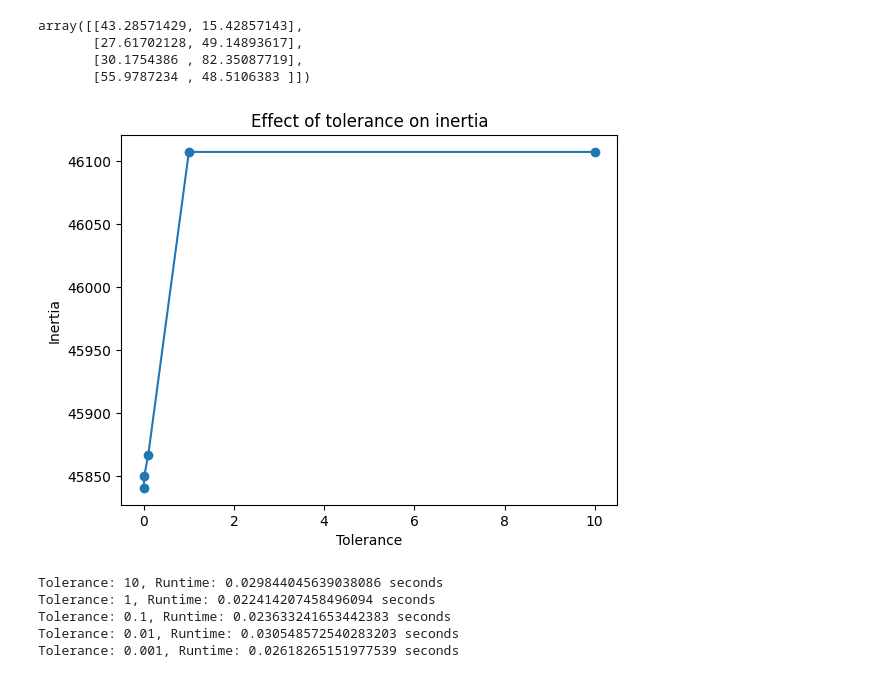
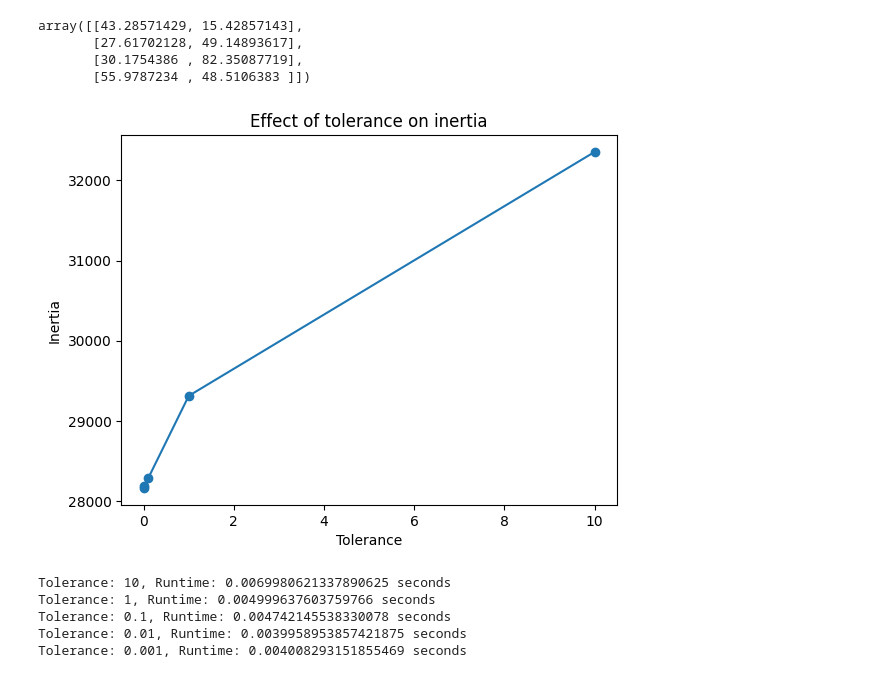
Before and after one commit to Gaires/Machine_Learning_Tehtava2, a Jupyter notebook: hannun_notebook.ipynb, the cells around one changed output. Saved outputs shown, nothing was run; the diff lists cells and outputs as text; code cells hidden in the pictures.

```diff
--- a/hannun_notebook.ipynb
+++ b/hannun_notebook.ipynb
@@ -119,7 +119,7 @@ array([[40, 20],
 init_centers = [   [40, 20]   ,   [20, 50]   ,   [40, 90]  , [80, 50]   ]
 init_centers = np.array(init_centers)
 
-kmean = KMeans(n_clusters = 4, random_state=None, max_iter=0, n_init = 1)
+kmean = KMeans(n_clusters = 4, random_state=None, max_iter=0, n_init = 1, tol = 0.1)
 
 
 for i in range(3):
@@ -152,26 +152,26 @@ array([[43.28571429, 15.42857143],
 # %%
 
 tolerances = [10, 1, 0.1, 0.01, 0.001]
 inertias = []
 
 for tol in tolerances:
-    kmeans = KMeans(n_clusters=3, init='k-means++', n_init=10, max_iter=300, tol=tol, random_state=0)
+    kmeans = KMeans(n_clusters = 4, random_state=None, max_iter=5, n_init = 1, tol = tol)
     kmeans.fit(X)
     inertias.append(kmeans.inertia_)
 
 
 plt.plot(tolerances, inertias, marker='o')
 plt.title('Effect of tolerance on inertia')
 plt.xlabel('Tolerance')
 plt.ylabel('Inertia')
 plt.show()
 # %% [output]
-[figure, old version]
+[figure, new version]
 # %%
 times = []
 for tol in tolerances:
     start_time = time.time()
-    kmeans = KMeans(n_clusters=3, init='k-means++', n_init=10, max_iter=300, tol=tol, random_state=0)
+    kmeans = KMeans(n_clusters = 4, random_state=None, max_iter=5, n_init = 1, tol = tol)
     kmeans.fit(X)
     end_time = time.time()
     times.append(end_time - start_time)
@@ -179,8 +179,8 @@ for tol in tolerances:
 for tol, runtime in zip(tolerances, times):
     print(f'Tolerance: {tol}, Runtime: {runtime} seconds')
 # %% [output]
-Tolerance: 10, Runtime: 0.029844045639038086 seconds
-Tolerance: 1, Runtime: 0.022414207458496094 seconds
-Tolerance: 0.1, Runtime: 0.023633241653442383 seconds
-Tolerance: 0.01, Runtime: 0.030548572540283203 seconds
-Tolerance: 0.001, Runtime: 0.02618265151977539 seconds
+Tolerance: 10, Runtime: 0.0069980621337890625 seconds
+Tolerance: 1, Runtime: 0.004999637603759766 seconds
+Tolerance: 0.1, Runtime: 0.004742145538330078 seconds
+Tolerance: 0.01, Runtime: 0.0039958953857421875 seconds
+Tolerance: 0.001, Runtime: 0.004008293151855469 seconds
```
